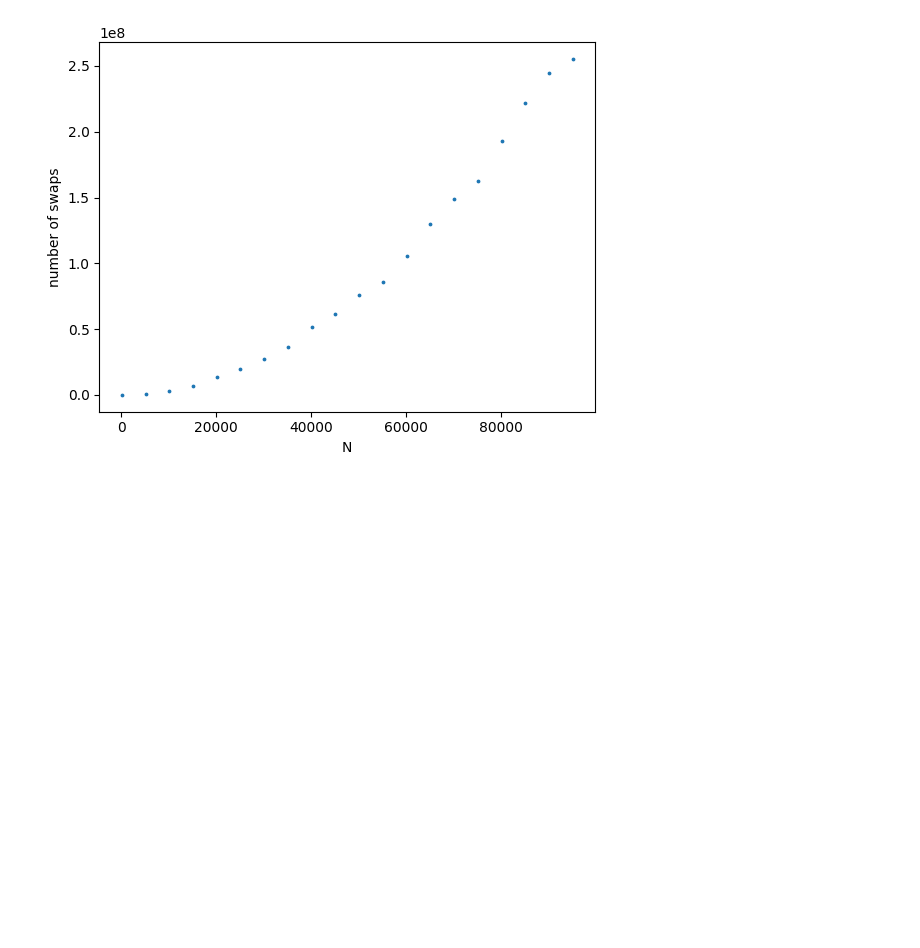
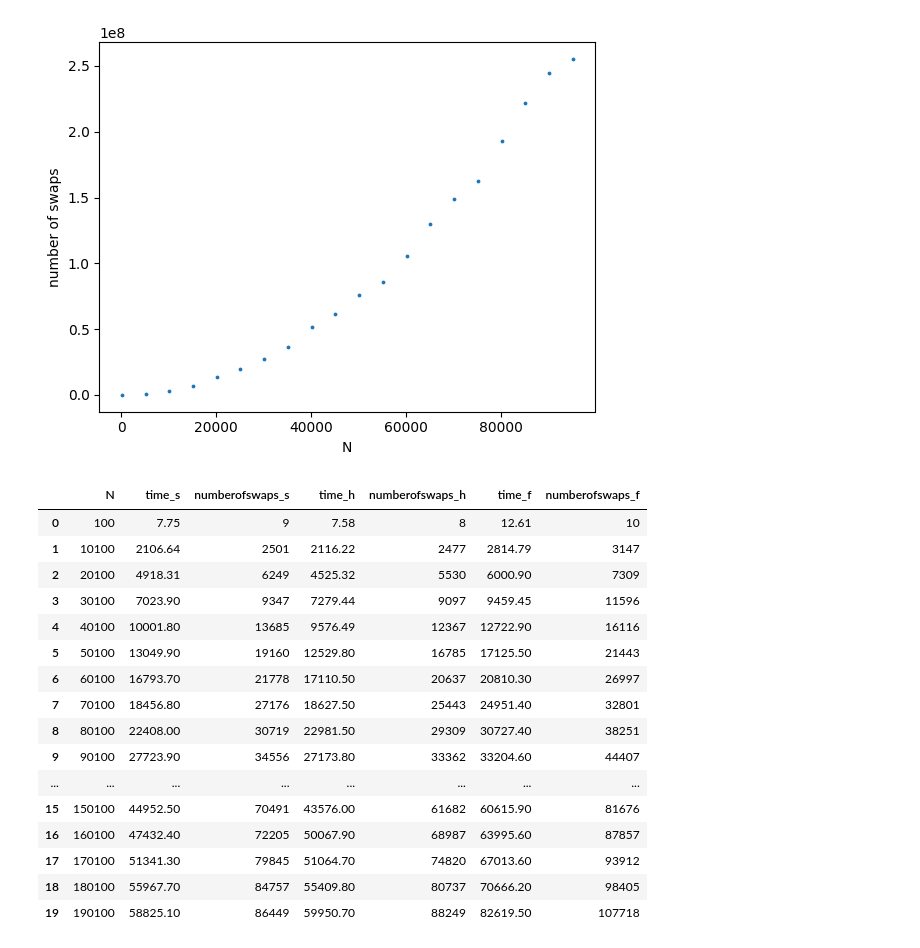
Before and after one commit to xenonnachille/cpp-23-shevyakova, a Jupyter notebook: lab_2/graph.ipynb, the cells around one changed output. Saved outputs shown, nothing was run; the diff lists cells and outputs as text; code cells hidden in the pictures; blank space fills up the shorter version.

```diff
--- a/lab_2/graph.ipynb
+++ b/lab_2/graph.ipynb
@@ -36,3 +36,25 @@ ax.set(xlabel='N', ylabel='number of swaps')
 [Text(0.5, 0, 'N'), Text(0, 0.5, 'number of swaps')]
 [figure]
 [figure]
+# %%
+
+df2 = pd.read_csv("shellsort.csv")
+df2
+# %% [output]
+|  | N | time_s | numberofswaps_s | time_h | numberofswaps_h | time_f | numberofswaps_f |
+| 0 | 100 | 7.75 | 9 | 7.58 | 8 | 12.61 | 10 |
+| 1 | 10100 | 2106.64 | 2501 | 2116.22 | 2477 | 2814.79 | 3147 |
+| 2 | 20100 | 4918.31 | 6249 | 4525.32 | 5530 | 6000.90 | 7309 |
+| 3 | 30100 | 7023.90 | 9347 | 7279.44 | 9097 | 9459.45 | 11596 |
+| 4 | 40100 | 10001.80 | 13685 | 9576.49 | 12367 | 12722.90 | 16116 |
+| 5 | 50100 | 13049.90 | 19160 | 12529.80 | 16785 | 17125.50 | 21443 |
+| 6 | 60100 | 16793.70 | 21778 | 17110.50 | 20637 | 20810.30 | 26997 |
+| 7 | 70100 | 18456.80 | 27176 | 18627.50 | 25443 | 24951.40 | 32801 |
+| 8 | 80100 | 22408.00 | 30719 | 22981.50 | 29309 | 30727.40 | 38251 |
+| 9 | 90100 | 27723.90 | 34556 | 27173.80 | 33362 | 33204.60 | 44407 |
+| ... | ... | ... | ... | ... | ... | ... | ... |
+| 15 | 150100 | 44952.50 | 70491 | 43576.00 | 61682 | 60615.90 | 81676 |
+| 16 | 160100 | 47432.40 | 72205 | 50067.90 | 68987 | 63995.60 | 87857 |
+| 17 | 170100 | 51341.30 | 79845 | 51064.70 | 74820 | 67013.60 | 93912 |
+| 18 | 180100 | 55967.70 | 84757 | 55409.80 | 80737 | 70666.20 | 98405 |
+| 19 | 190100 | 58825.10 | 86449 | 59950.70 | 88249 | 82619.50 | 107718 |
```
Also changed, not shown: parts of 3 cells of this notebook, 2 other files.
